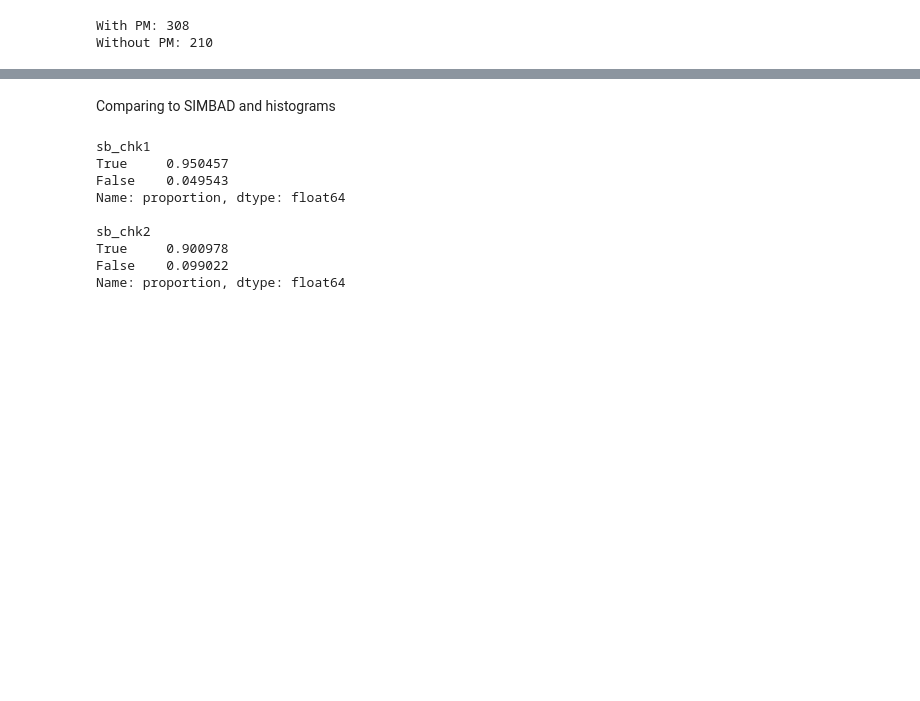
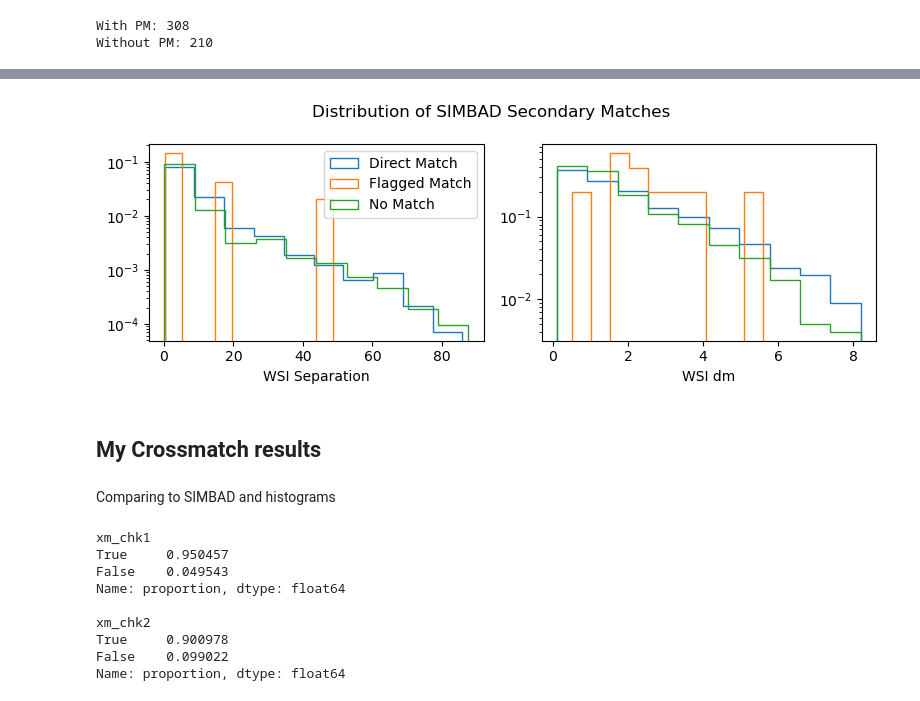
Before and after one commit to cdevaneprugh/usno-nreip-2024, a Jupyter notebook: xmatch.ipynb, the cells around one changed output, grey strips where cells are left out. Drawn from its saved outputs; the diff is of its cells as text; code cells hidden in the pictures; blank space fills up the shorter version.

```diff
--- a/xmatch.ipynb
+++ b/xmatch.ipynb
@@ -122,16 +116,40 @@ plt.show()
+# %%
+fig, ((ax1, ax2)) = plt.subplots(1, 2, figsize=(8,3) )
+fig.suptitle('Distribution of SIMBAD Secondary Matches')
+
+ax1.hist( sb2.wsi_sep, histtype='step', density=True, label='Direct Match' )
+ax1.hist( sbf2.wsi_sep, histtype='step', density=True, label='Flagged Match' )
+ax1.hist( sbn2.wsi_sep, histtype='step', density=True, label='No Match' )
+ax1.set_yscale('log')
+ax1.set_xlabel('WSI Separation')
+ax1.legend()
+
+ax2.hist( sb2.wsi_dm, histtype='step', density=True, label='Direct Match' )
+ax2.hist( sbf2.wsi_dm, histtype='step', density=True, label='Flagged Match' )
+ax2.hist( sbn2.wsi_dm, histtype='step', density=True, label='No Match' )
+ax2.set_yscale('log')
+ax2.set_xlabel('WSI dm')
+
+plt.tight_layout()
+plt.savefig('plots/sb_sec', dpi=300)
+plt.show()
+# %% [output]
+[figure, added]
+# %% [markdown]
+## My Crossmatch results
 # %% [markdown]
 Comparing to SIMBAD and histograms
 # %%
-print( sb1.sb_chk1.value_counts(True) )
+print( sb1.xm_chk1.value_counts(True) )
 print()
-print( sb2.sb_chk2.value_counts(True) )
+print( sb2.xm_chk2.value_counts(True) )
 # %% [output]
-sb_chk1
+xm_chk1
 True     0.950457
 False    0.049543
 Name: proportion, dtype: float64
 
-sb_chk2
+xm_chk2
 True     0.900978
 False    0.099022
 Name: proportion, dtype: float64
```
Also changed, not shown: parts of 34 cells of this notebook, 3 other files.
